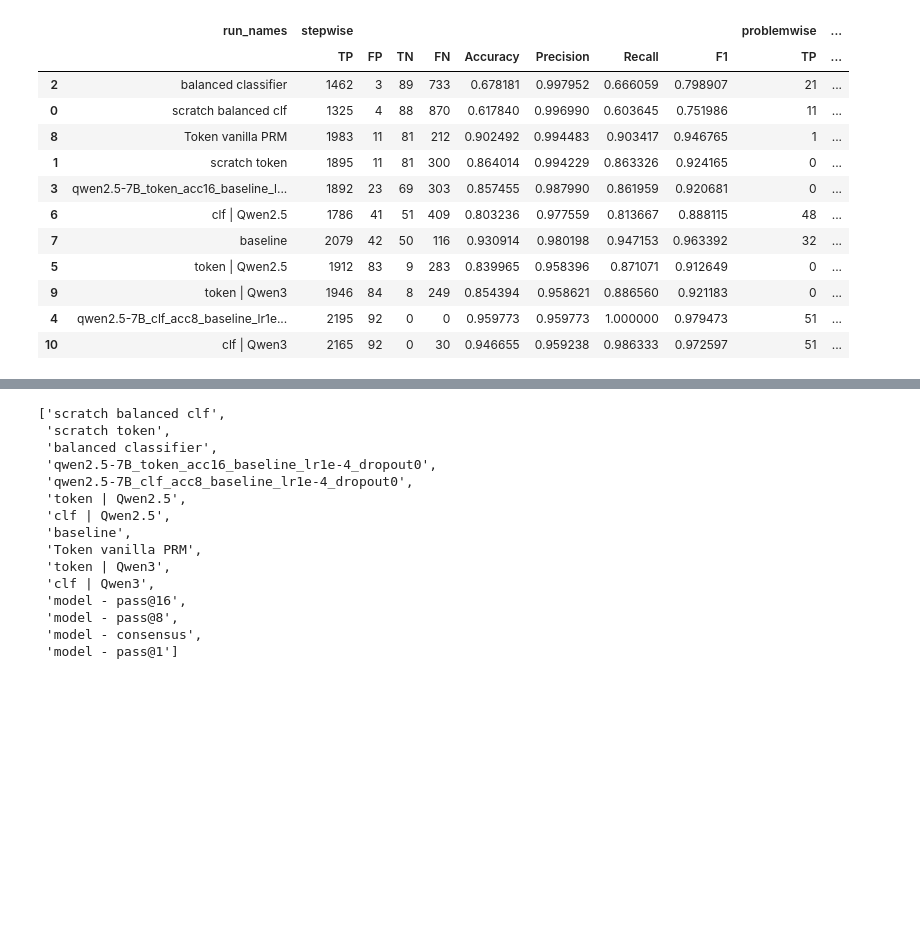
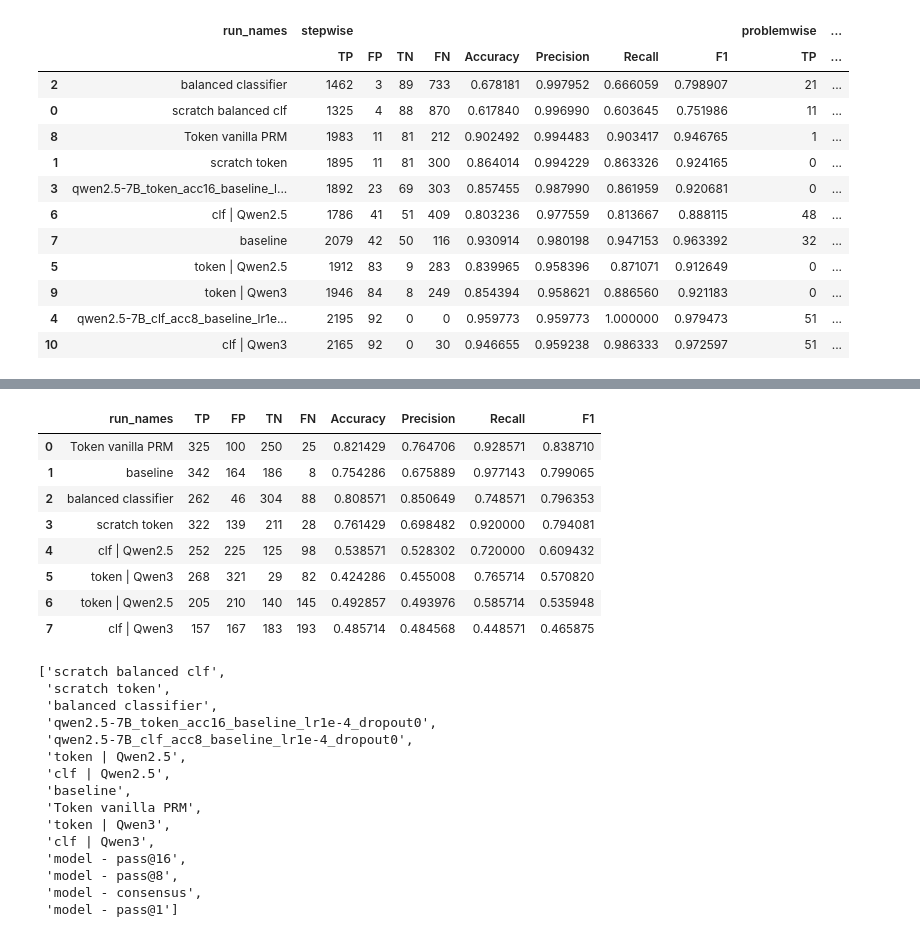
Before and after one commit to FrozenWolf-Cyber/Math-PRM, a Jupyter notebook: prm800k_analysis.ipynb, the cells around one changed output, grey strips where cells are left out. Saved outputs shown, nothing was run; the diff lists cells and outputs as text; code cells hidden in the pictures; blank space fills up the shorter version.

```diff
--- a/prm800k_analysis.ipynb
+++ b/prm800k_analysis.ipynb
@@ -433,3 +384,17 @@ Counter({True: 2195, False: 92})
+# %%
+exclude_list = ['qwen2.5-7B_clf_acc8_baseline_lr1e-4_dropout0', 'qwen2.5-7B_token_acc16_baseline_lr1e-4_dropout0', 'scratch balanced clf']
+
+df_prm_full_sorted[~df_prm_full_sorted['run_names'].isin(exclude_list)].sort_values(by=['F1'], ascending=False).reset_index(drop=True)
+# %% [output]
+|  | run_names | TP | FP | TN | FN | Accuracy | Precision | Recall | F1 |
+| 0 | Token vanilla PRM | 325 | 100 | 250 | 25 | 0.821429 | 0.764706 | 0.928571 | 0.838710 |
+| 1 | baseline | 342 | 164 | 186 | 8 | 0.754286 | 0.675889 | 0.977143 | 0.799065 |
+| 2 | balanced classifier | 262 | 46 | 304 | 88 | 0.808571 | 0.850649 | 0.748571 | 0.796353 |
+| 3 | scratch token | 322 | 139 | 211 | 28 | 0.761429 | 0.698482 | 0.920000 | 0.794081 |
+| 4 | clf | Qwen2.5 | 252 | 225 | 125 | 98 | 0.538571 | 0.528302 | 0.720000 | 0.609432 |
+| 5 | token | Qwen3 | 268 | 321 | 29 | 82 | 0.424286 | 0.455008 | 0.765714 | 0.570820 |
+| 6 | token | Qwen2.5 | 205 | 210 | 140 | 145 | 0.492857 | 0.493976 | 0.585714 | 0.535948 |
+| 7 | clf | Qwen3 | 157 | 167 | 183 | 193 | 0.485714 | 0.484568 | 0.448571 | 0.465875 |
 # %%
 run_names.tolist()
 # %% [output]
```
Also changed, not shown: parts of 16 cells of this notebook, 3 other files.
